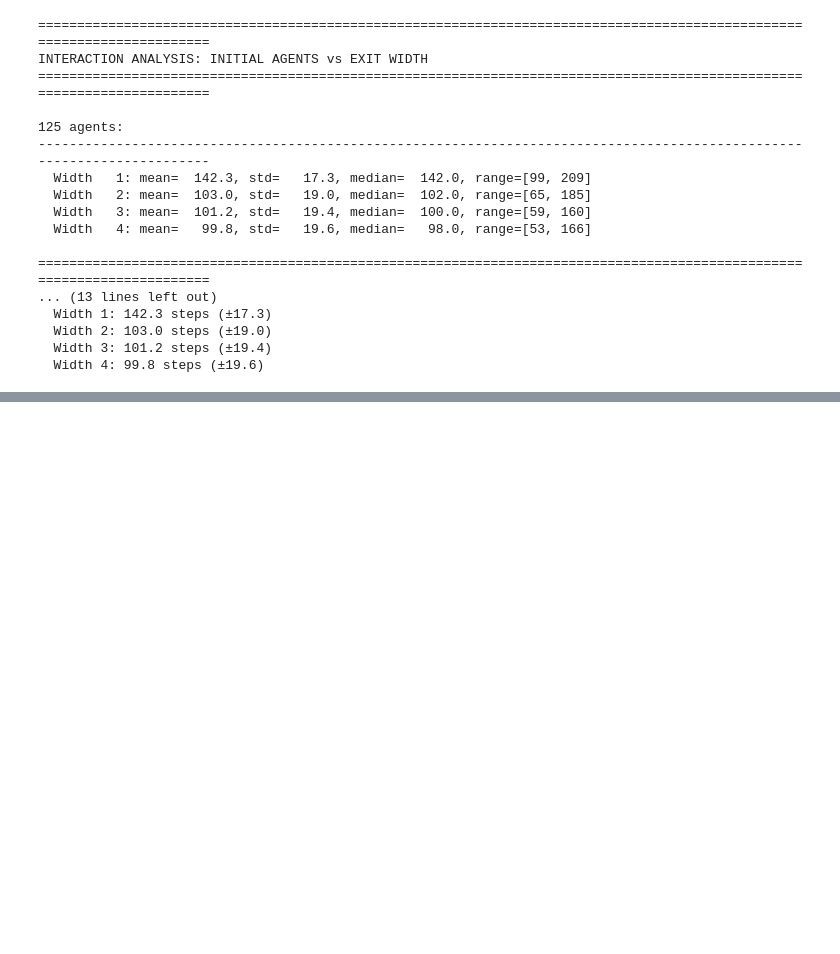
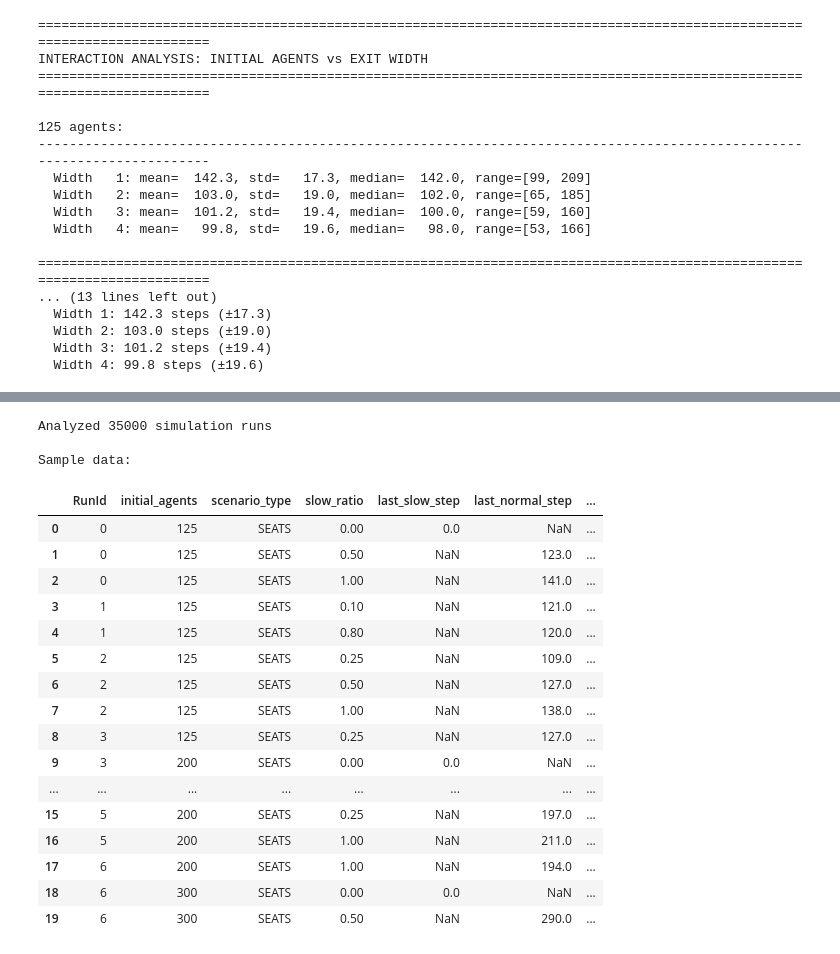
Before and after one commit to MiquelGomezCorral/SMA-MultiAgent-Based-Crowd-Simulation, a Jupyter notebook: notebooks/experiments_results.ipynb, the cells around one changed output, grey strips where cells are left out. Drawn from its saved outputs; the diff is of its cells as text; code cells hidden in the pictures; blank space fills up the shorter version.

```diff
--- a/notebooks/experiments_results.ipynb
+++ b/notebooks/experiments_results.ipynb
@@ -1789,0 +2990,14 @@ INTERACTION ANALYSIS: INITIAL AGENTS vs EXIT WIDTH
+# %%
+# Load slow agents impact data
+df_slow = pd.concat([
+    pd.read_csv(experiments['experiments_results_slow_agents_impact_1']),
+    pd.read_csv(experiments['experiments_results_slow_agents_impact_2']),
+    pd.read_csv(experiments['experiments_results_slow_agents_impact']),
+])
+
+print(f"Loaded {len(df_slow)} rows of slow agents data")
+print(f"Columns: {df_slow.columns.tolist()}")
+print(f"\nUnique slow_ratio values: {sorted(df_slow['slow_ratio'].unique())}")
+print(f"Unique scenarios: {sorted(df_slow['scenario_type'].unique())}")
+print(f"Unique initial_agents: {sorted(df_slow['initial_agents'].unique())}")
+df_slow.head(10)
@@ -1789,0 +3022,56 @@ INTERACTION ANALYSIS: INITIAL AGENTS vs EXIT WIDTH
+# %%
+# For each simulation run, find when the last slow agent evacuates and when the last normal speed agent evacuates
+# Normal speed agents = polite + aggressive agents
+
+evacuation_times_slow = []
+
+for (run_id, initial_agents, scenario, slow_ratio), run_data in df_slow.groupby(
+    ["RunId", "initial_agents", "scenario_type", "slow_ratio"]
+):
+    # Find when last slow agent evacuates (when slow_agents first becomes 0)
+    slow_steps = run_data[run_data['slow_agents'] == 0]['Step']
+    last_slow_step = slow_steps.min() if len(slow_steps) > 0 else None
+
+    # Find when last normal speed agent evacuates (when both polite and aggressive are 0)
+    # Normal speed = polite + aggressive
+    normal_speed_steps = run_data[(run_data['polite_agents'] == 0) & (run_data['aggressive_agents'] == 0)]['Step']
+    last_normal_step = normal_speed_steps.min() if len(normal_speed_steps) > 0 else None
+
+    # Total evacuation time (when all agents evacuated)
+    total_evacuation_step = run_data['Step'].max()
+
+    evacuation_times_slow.append({
+        'RunId': run_id,
+        'initial_agents': initial_agents,
+        'scenario_type': scenario,
+        'slow_ratio': slow_ratio,
+        'last_slow_step': last_slow_step,
+        'last_normal_step': last_normal_step,
+        'total_evacuation_step': total_evacuation_step
+    })
+
+df_evacuation_times_slow = pd.DataFrame(evacuation_times_slow)
+print(f"Analyzed {len(df_evacuation_times_slow)} simulation runs")
+print(f"\nSample data:")
+df_evacuation_times_slow.head(20)
+# %% [output]
+Analyzed 35000 simulation runs
+
+Sample data:
+|  | RunId | initial_agents | scenario_type | slow_ratio | last_slow_step | last_normal_step | ... |
+| 0 | 0 | 125 | SEATS | 0.00 | 0.0 | NaN | ... |
+| 1 | 0 | 125 | SEATS | 0.50 | NaN | 123.0 | ... |
+| 2 | 0 | 125 | SEATS | 1.00 | NaN | 141.0 | ... |
+| 3 | 1 | 125 | SEATS | 0.10 | NaN | 121.0 | ... |
+| 4 | 1 | 125 | SEATS | 0.80 | NaN | 120.0 | ... |
+| 5 | 2 | 125 | SEATS | 0.25 | NaN | 109.0 | ... |
+| 6 | 2 | 125 | SEATS | 0.50 | NaN | 127.0 | ... |
+| 7 | 2 | 125 | SEATS | 1.00 | NaN | 138.0 | ... |
+| 8 | 3 | 125 | SEATS | 0.25 | NaN | 127.0 | ... |
+| 9 | 3 | 200 | SEATS | 0.00 | 0.0 | NaN | ... |
+| ... | ... | ... | ... | ... | ... | ... | ... |
+| 15 | 5 | 200 | SEATS | 0.25 | NaN | 197.0 | ... |
+| 16 | 5 | 200 | SEATS | 1.00 | NaN | 211.0 | ... |
+| 17 | 6 | 200 | SEATS | 1.00 | NaN | 194.0 | ... |
+| 18 | 6 | 300 | SEATS | 0.00 | 0.0 | NaN | ... |
+| 19 | 6 | 300 | SEATS | 0.50 | NaN | 290.0 | ... |
```
Also changed, not shown: parts of 35 cells of this notebook, 3 other files.
